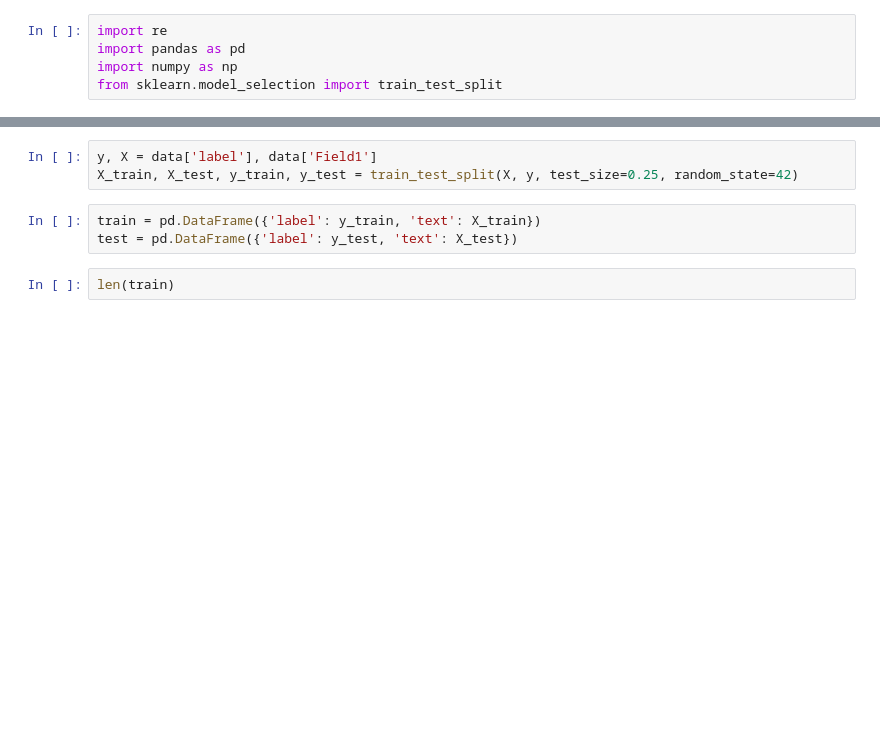
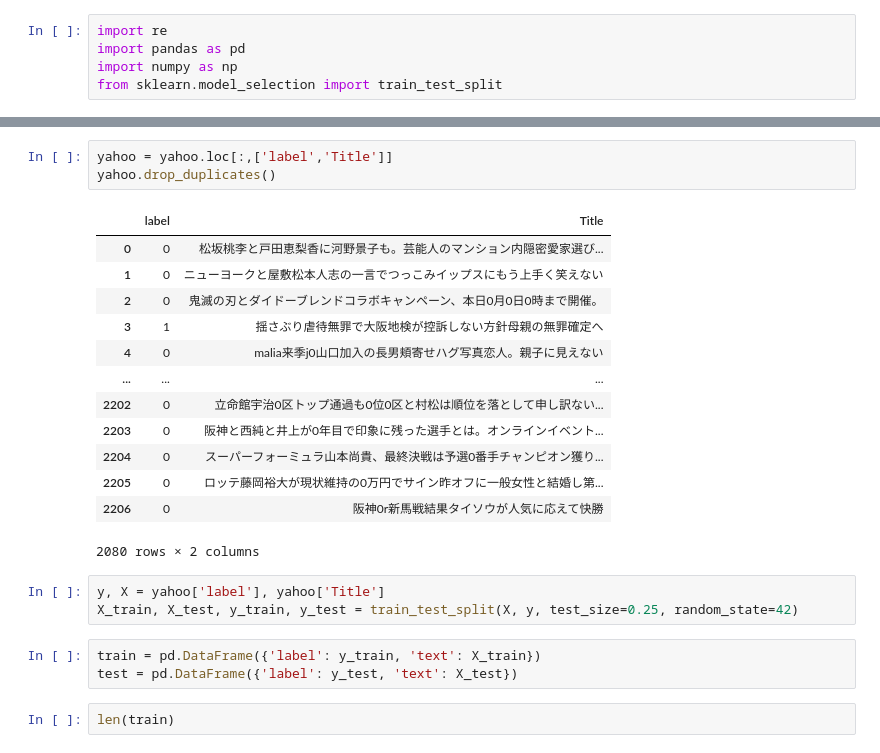
Before and after one commit to ShozenD/DADText2020, a Jupyter notebook: notebooks/preprocess.ipynb, the cells around one changed output, grey strips where cells are left out. Drawn from its saved outputs; the diff is of its cells as text; blank space fills up the shorter version.

```diff
--- a/notebooks/preprocess.ipynb
+++ b/notebooks/preprocess.ipynb
@@ -76,5 +67,22 @@ data = pd.concat([wiki, uncy])
+# %%
+yahoo = yahoo.loc[:,['label','Title']]
+yahoo.drop_duplicates()
+# %% [output]
+|  | label | Title |
+| 0 | 0 | 松坂桃李と戸田恵梨香に河野景子も。芸能人のマンション内隠密愛家選び... |
+| 1 | 0 | ニューヨークと屋敷松本人志の一言でつっこみイップスにもう上手く笑えない |
+| 2 | 0 | 鬼滅の刃とダイドーブレンドコラボキャンペーン、本日0月0日0時まで開催。 |
+| 3 | 1 | 揺さぶり虐待無罪で大阪地検が控訴しない方針母親の無罪確定へ |
+| 4 | 0 | malia来季j0山口加入の長男頬寄せハグ写真恋人。親子に見えない |
+| ... | ... | ... |
+| 2202 | 0 | 立命館宇治0区トップ通過も0位0区と村松は順位を落として申し訳ない... |
+| 2203 | 0 | 阪神と西純と井上が0年目で印象に残った選手とは。オンラインイベント... |
+| 2204 | 0 | スーパーフォーミュラ山本尚貴、最終決戦は予選0番手チャンピオン獲り... |
+| 2205 | 0 | ロッテ藤岡裕大が現状維持の0万円でサイン昨オフに一般女性と結婚し第... |
+| 2206 | 0 | 阪神0r新馬戦結果タイソウが人気に応えて快勝 |
+2080 rows × 2 columns
 # %%
-y, X = data['label'], data['Field1']
+y, X = yahoo['label'], yahoo['Title']
 X_train, X_test, y_train, y_test = train_test_split(X, y, test_size=0.25, random_state=42)
 # %%
 train = pd.DataFrame({'label': y_train, 'text': X_train})
```
Also changed, not shown: parts of 21 cells of this notebook, 19 other files.
